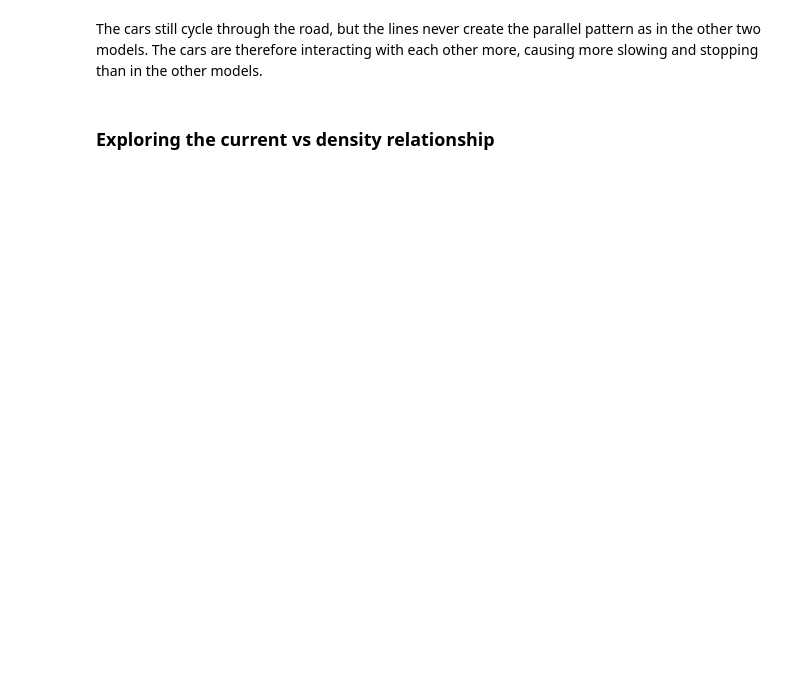
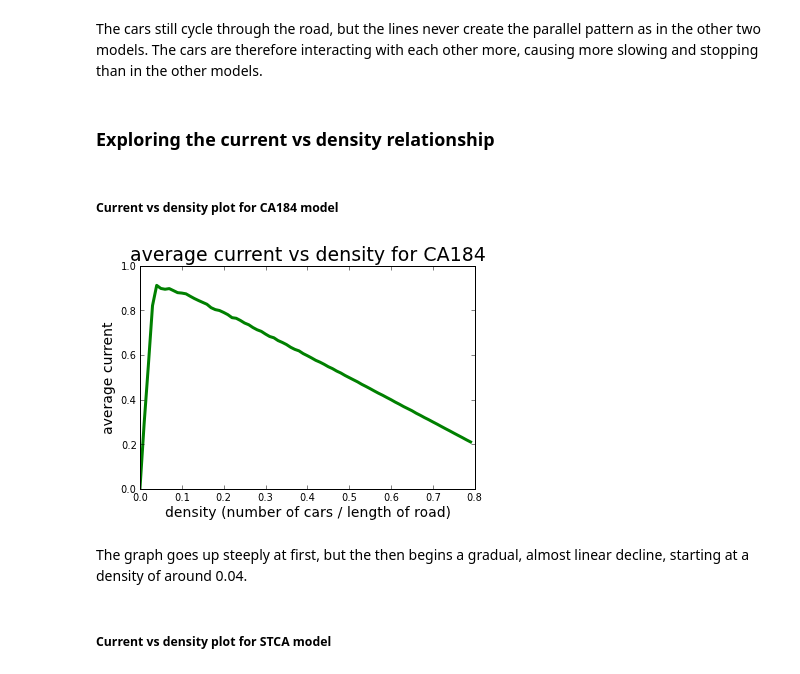
Before and after one commit to bcoit/Phys202-S13, a Jupyter notebook: Project/TrafficFlow.ipynb, the cells around one changed output. Saved outputs shown, nothing was run; the diff lists cells and outputs as text; code cells hidden in the pictures; blank space fills up the shorter version.

Commit message:
almost there

```diff
--- a/Project/TrafficFlow.ipynb
+++ b/Project/TrafficFlow.ipynb
@@ -395,3 +395,30 @@ show()
 The cars still cycle through the road, but the lines never create the parallel pattern as in the other two models.  The cars are therefore interacting with each other more, causing more slowing and stopping than in the other models.
 # %% [markdown]
 ### Exploring the current vs density relationship
+# %% [markdown]
+##### Current vs density plot for CA184 model
+# %%
+L = 100 #constant road length
+N = 150 #150 time steps
+v_max = 30 #speed limit
+p = 0 #CA184, p always = 0
+cars = arange(1,81) #vary the number of cars to get a range of densities
+method = CA184
+dens184 = np.zeros(cars.shape)
+avg_current184 = np.zeros(cars.shape)
+for i in range(1, len(cars)):
+    density184, pos184, v_avg184, current184 = mult_time_steps(N,method,L,i,v_max,p)
+    avg_current184[i] = average(current184) #finding the average current for each density so we can plot them together
+    dens184[i] = density184
+# %%
+plot(dens184,avg_current184,color = 'green', linewidth = 3)
+xlabel("density (number of cars / length of road)",fontsize = 14)
+ylabel("average current",fontsize = 14)
+title("average current vs density for CA184",fontsize = 19)
+show()
+# %% [output]
+[figure, added]
+# %% [markdown]
+The graph goes up steeply at first, but the then begins a gradual, almost linear decline, starting at a density of around 0.04.
+# %% [markdown]
+##### Current vs density plot for STCA model
```
Also changed, not shown: parts of 26 cells of this notebook, 3 other files.
